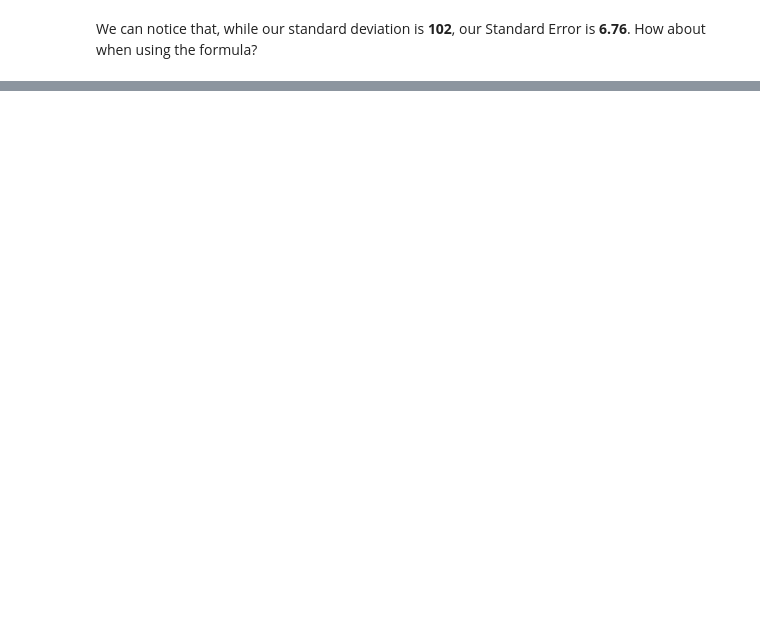
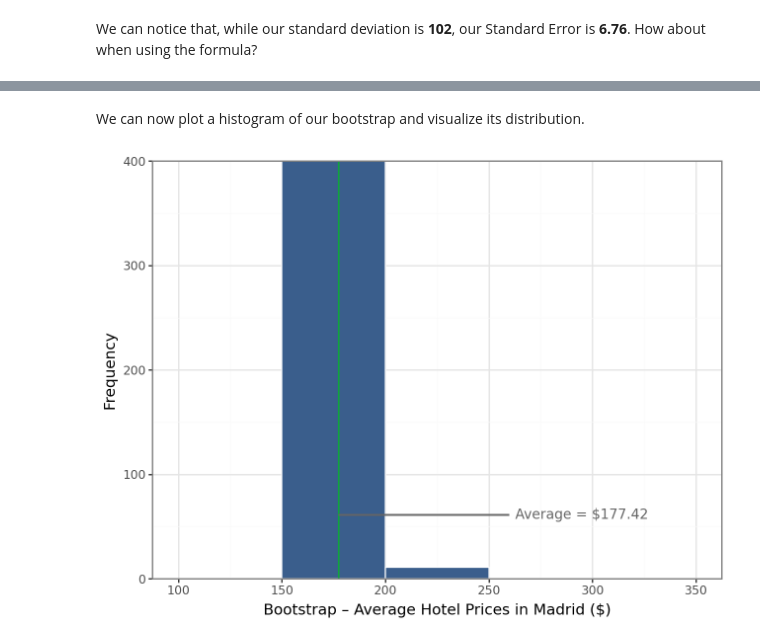
Before and after one commit to felipesebben/bk_data_analysis_studies, a Jupyter notebook: da_data_exercises/ch05-generalizing_from_data/03-hotels_europe/03-hotels_europe_std_error.ipynb, the cells around one changed output, grey strips where cells are left out. Drawn from its saved outputs; the diff is of its cells as text; code cells hidden in the pictures; blank space fills up the shorter version.

```diff
--- a/da_data_exercises/ch05-generalizing_from_data/03-hotels_europe/03-hotels_europe_std_error.ipynb
+++ b/da_data_exercises/ch05-generalizing_from_data/03-hotels_europe/03-hotels_europe_std_error.ipynb
@@ -347,0 +380,4 @@ Aha! W
+# %%
+madrid_prices = hotels_madrid["price"]
+madrid_means = create_bootstrap_samples(madrid_prices)
+madrid_means
@@ -347,0 +402,17 @@ Aha! W
+# %% [markdown]
+We can now plot a histogram of our bootstrap and visualize its distribution.
+# %%
+mad_mean_df = pd.DataFrame({"price": madrid_means})
+# %%
+ggplot(mad_mean_df, aes("price")) + geom_histogram(
+    binwidth=50, color="white",fill=color[0], boundary=0, closed="left"
+) + geom_vline(xintercept=177.42, size=0.7, color=color[1]) + labs(
+    x="Bootstrap – Average Hotel Prices in Madrid ($)", y="Frequency"
+ ) + coord_cartesian(xlim=[100, 350], ylim=[0, 400]
+) + scale_y_continuous(expand=[0,0]
+) + geom_segment(aes(x=260, y=61, xend=177.42, yend=61),lineend="projecting", color="#666666"
+) + annotate(
+    "text", x=295, y=61, label="Average = $177.42", size=10, color="#666666"
+) + theme_bw()
+# %% [output]
+[figure, added]
```
Also changed, not shown: parts of 28 cells of this notebook.
